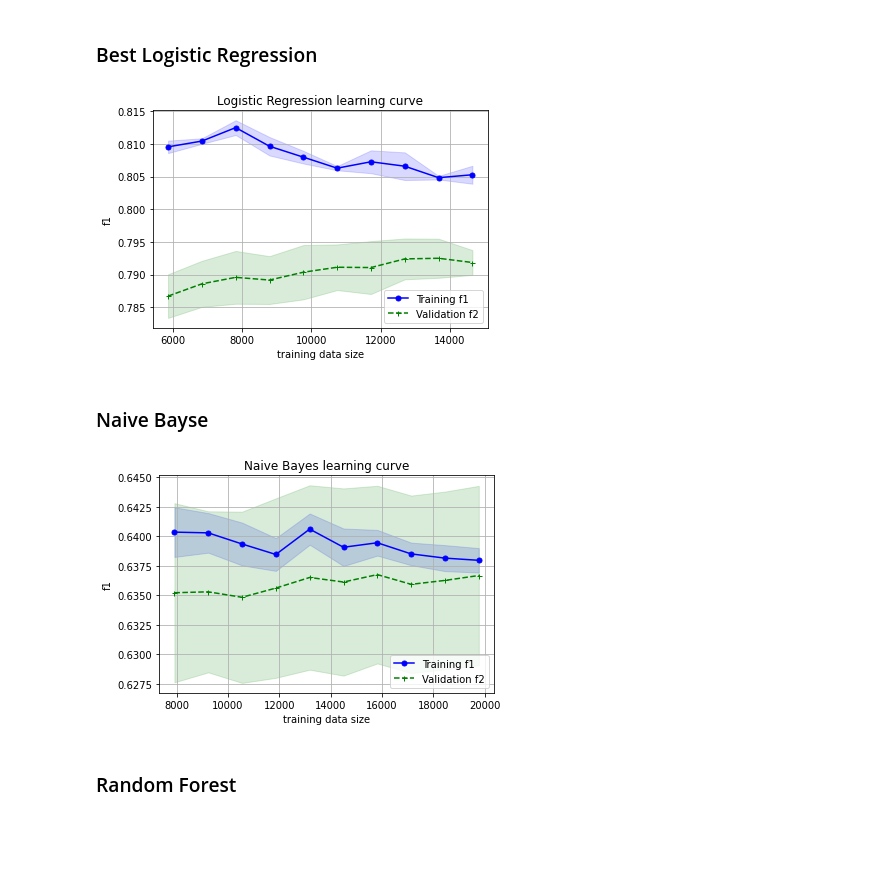
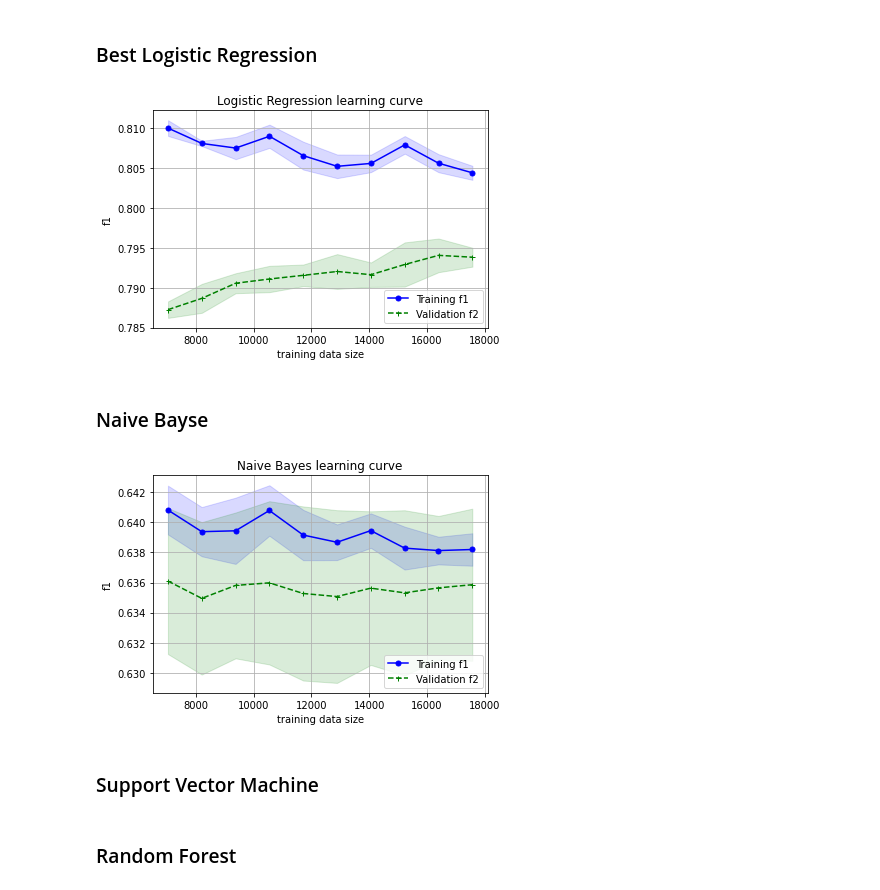
Before and after one commit to OskarKrafft/Machine-Learning-Project, a Jupyter notebook: notebooks/04_Model_Comparison.ipynb, the cells around one changed output. Cells and saved outputs as stored; diff of their text form; code cells hidden in the pictures; blank space fills up the shorter version.

```diff
--- a/notebooks/04_Model_Comparison.ipynb
+++ b/notebooks/04_Model_Comparison.ipynb
@@ -236,14 +239,14 @@ f1.savefig('f1.png')
 import numpy as np
 from sklearn.model_selection import learning_curve
 import matplotlib.pyplot as plt
-from joblib import dump, load
+import joblib
 
 best_logistic_regression = joblib.load('./models/best-logistic-regression-model.joblib')
 
 # Use learning curve to get training and test scores along with train sizes
 #
 train_sizes, train_scores, test_scores = learning_curve(estimator=best_logistic_regression, X=X_train, y=y_train,
-                                                       cv=3, train_sizes=np.linspace(0.4, 1.0, 10),
+                                                       cv=5, train_sizes=np.linspace(0.4, 1.0, 10),
                                                        scoring = "f1",
                                                        n_jobs=-1)
 #
@@ -270,7 +273,7 @@ plt.show()
 
 # the model
 # %% [output]
-[figure, old version]
+[figure, new version]
 # %% [markdown]
 ### Naive Bayse
 # %%
@@ -278,32 +281,34 @@ best_nb = joblib.load('./models/best-nb-model.joblib')
 
 # Use learning curve to get training and test scores along with train sizes
 #
 train_sizes, train_scores, test_scores = learning_curve(estimator=best_nb, X=X_train, y=y_train,
-                                                       cv=10, train_sizes=np.linspace(0.4, 1.0, 10),
+                                                       cv=5, train_sizes=np.linspace(0.4, 1.0, 10),
                                                        scoring = "f1",
                                                        n_jobs=-1)
 #
 # Calculate training and test mean and std
 #
 train_mean = np.mean(train_scores, axis=1)
 train_std = np.std(train_scores, axis=1)
 test_mean = np.mean(test_scores, axis=1)
 test_std = np.std(test_scores, axis=1)
 #
 # Plot the learning curve
 #
 plt.plot(train_sizes, train_mean, color='blue', marker='o', markersize=5, label='Training f1')
 plt.fill_between(train_sizes, train_mean + train_std, train_mean - train_std, alpha=0.15, color='blue')
 plt.plot(train_sizes, test_mean, color='green', marker='+', markersize=5, linestyle='--', label='Validation f2')
 plt.fill_between(train_sizes, test_mean + test_std, test_mean - test_std, alpha=0.15, color='green')
 plt.title('Naive Bayes learning curve')
 plt.xlabel('training data size')
 plt.ylabel('f1')
 plt.grid()
 plt.legend(loc='lower right')
 plt.savefig('nb-lc.png')
 plt.show()
 
 # the model
 # %% [output]
-[figure, old version]
+[figure, new version]
+# %% [markdown]
+### Support Vector Machine
```
Also changed, not shown: parts of 8 cells of this notebook.
